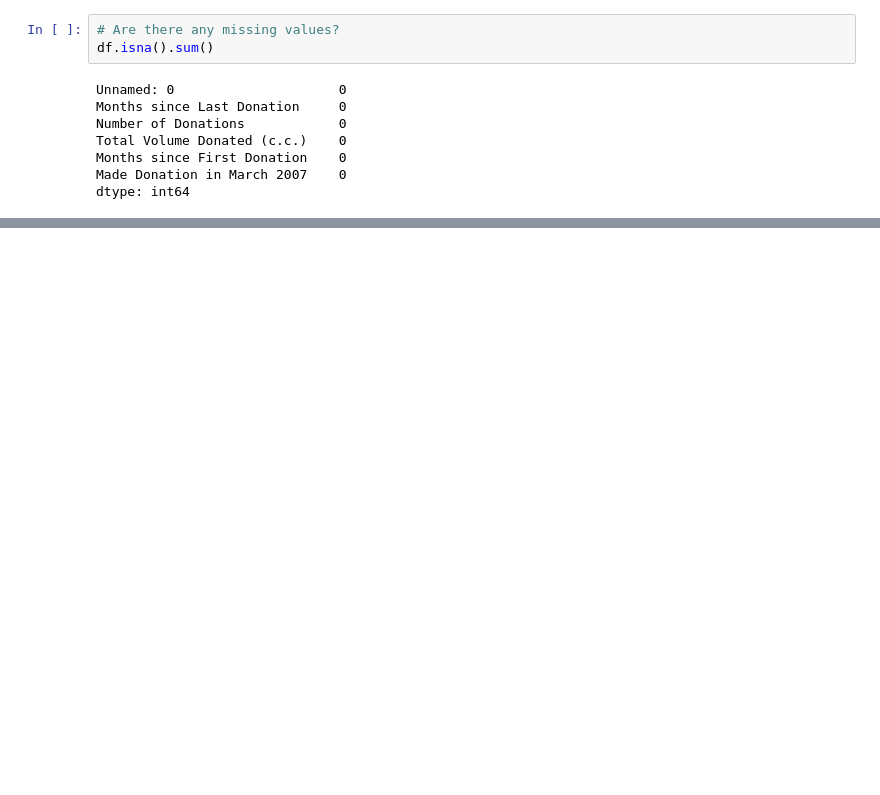
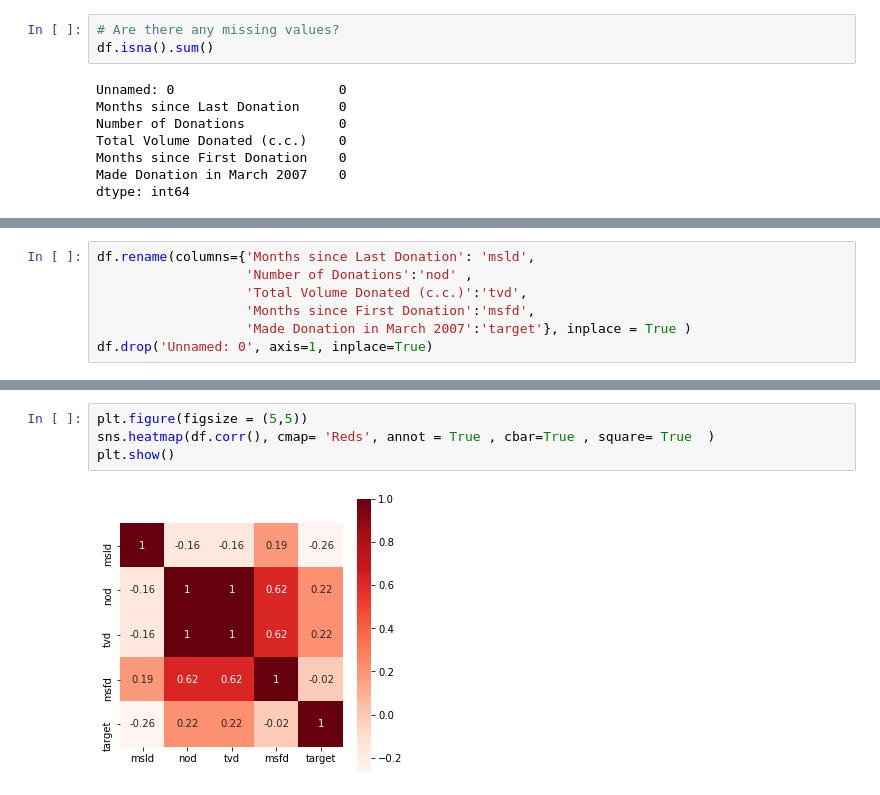
Before and after one commit to Radbanks/Prediction-Models, a Jupyter notebook: Blood_Donation.ipynb, the cells around one changed output, grey strips where cells are left out. Saved outputs shown, nothing was run; the diff lists cells and outputs as text; blank space fills up the shorter version.

```diff
--- a/Blood_Donation.ipynb
+++ b/Blood_Donation.ipynb
@@ -171,0 +169,7 @@ SyntaxError: invalid syntax (<ipython-input-9-ef4a2c5b43b8>, line 2)
+# %%
+df.rename(columns={'Months since Last Donation': 'msld',
+                   'Number of Donations':'nod' ,
+                   'Total Volume Donated (c.c.)':'tvd',
+                   'Months since First Donation':'msfd',
+                   'Made Donation in March 2007':'target'}, inplace = True )
+df.drop('Unnamed: 0', axis=1, inplace=True)
@@ -171,0 +191,6 @@ SyntaxError: invalid syntax (<ipython-input-9-ef4a2c5b43b8>, line 2)
+# %%
+plt.figure(figsize = (5,5))
+sns.heatmap(df.corr(), cmap= 'Reds', annot = True , cbar=True , square= True  )
+plt.show()
+# %% [output]
+[figure, added]
```
Also changed, not shown: parts of 9 cells of this notebook.
